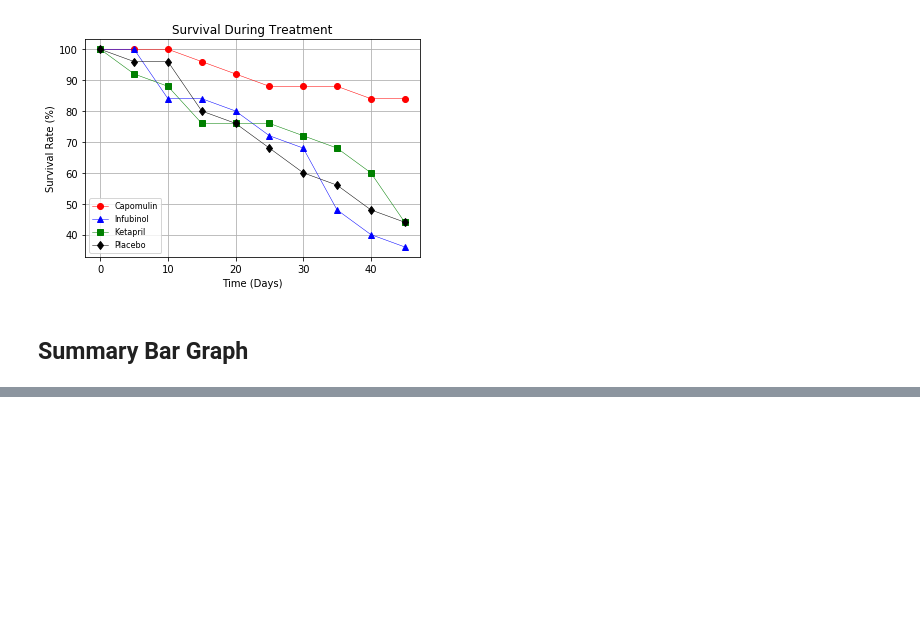
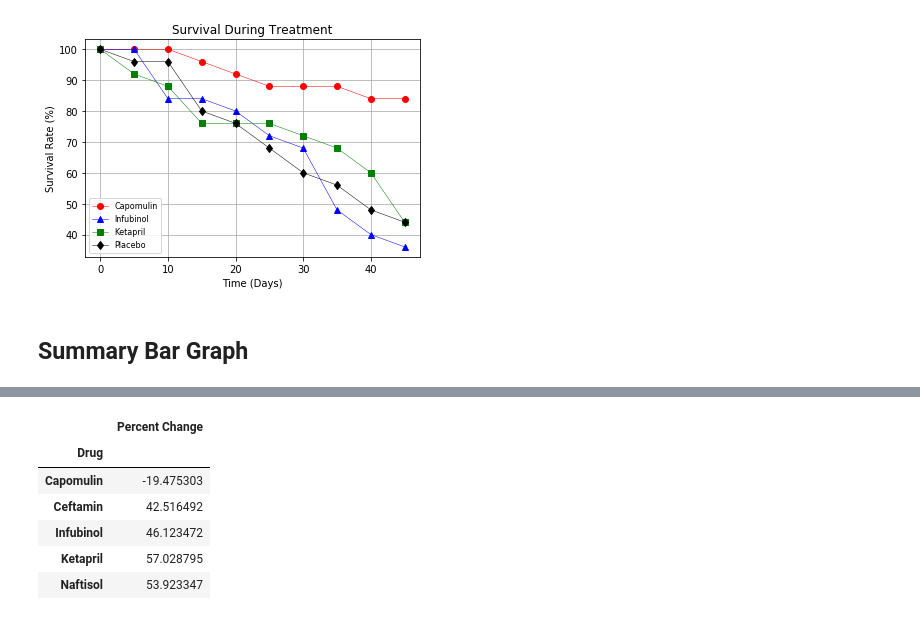
Before and after one commit to robert-rd-wood/Homework-5, a Jupyter notebook: Pymaceuticals/pymaceuticals.ipynb, the cells around one changed output, grey strips where cells are left out. Cells and saved outputs as stored; diff of their text form; code cells hidden in the pictures; blank space fills up the shorter version.

```diff
--- a/Pymaceuticals/pymaceuticals.ipynb
+++ b/Pymaceuticals/pymaceuticals.ipynb
@@ -291,2 +273,33 @@ dtype: float64
+# %%
+# Calculate the percent changes for each drug
+# response_summary = pymaceuticals_df.groupby(["Drug"])
+# # percent_change = (response_summary[["Tumor Volume (mm3)"]].max() - response_summary[["Tumor Volume (mm3)"]].min()) / response_summary[["Tumor Volume (mm3)"]].max()
+
+# # percent_change
+# # start = response_summary["Tumor Volume (mm3)"][0]
+# end = response_summary["Tumor Volume (mm3)"].min()
+
+# # percent_change_df = pd.DataFrame({"max": max,
+# #                                   "min": min})
+# # percent_change_df = percent_change_df.rename(columns={"Tumor Volume (mm3)":"max"})
+# # percent_change_df["Percent Change"] = (max-min)/max
+# # Display the data to confirm
+# # percent_change_df.head()
+# response_summary["Tumor Volume (mm3)"][0]
+
+start_end_df = response_df_reformat.drop([5,10,15,20,25,30,35,40], axis = 0)
+pct_response_df = start_end_df.append( (start_end_df.loc[45,:] - start_end_df.loc[0,:]) / start_end_df.loc[0,:] * 100, ignore_index=True)
+pct_response_df.drop([0,1], axis = 0, inplace = True)
+pct_response_df = pct_response_df.transpose()
+pct_response_df = pct_response_df.rename(columns={2:"Percent Change"})
+pct_response_df.head()
+# %% [output]
+|  | Percent Change |
+| Drug |  |
+| Capomulin | -19.475303 |
+| Ceftamin | 42.516492 |
+| Infubinol | 46.123472 |
+| Ketapril | 57.028795 |
+| Naftisol | 53.923347 |
 # %%
 # Store all Relevant Percent Changes into a Tuple
```
Also changed, not shown: parts of 5 cells of this notebook.
